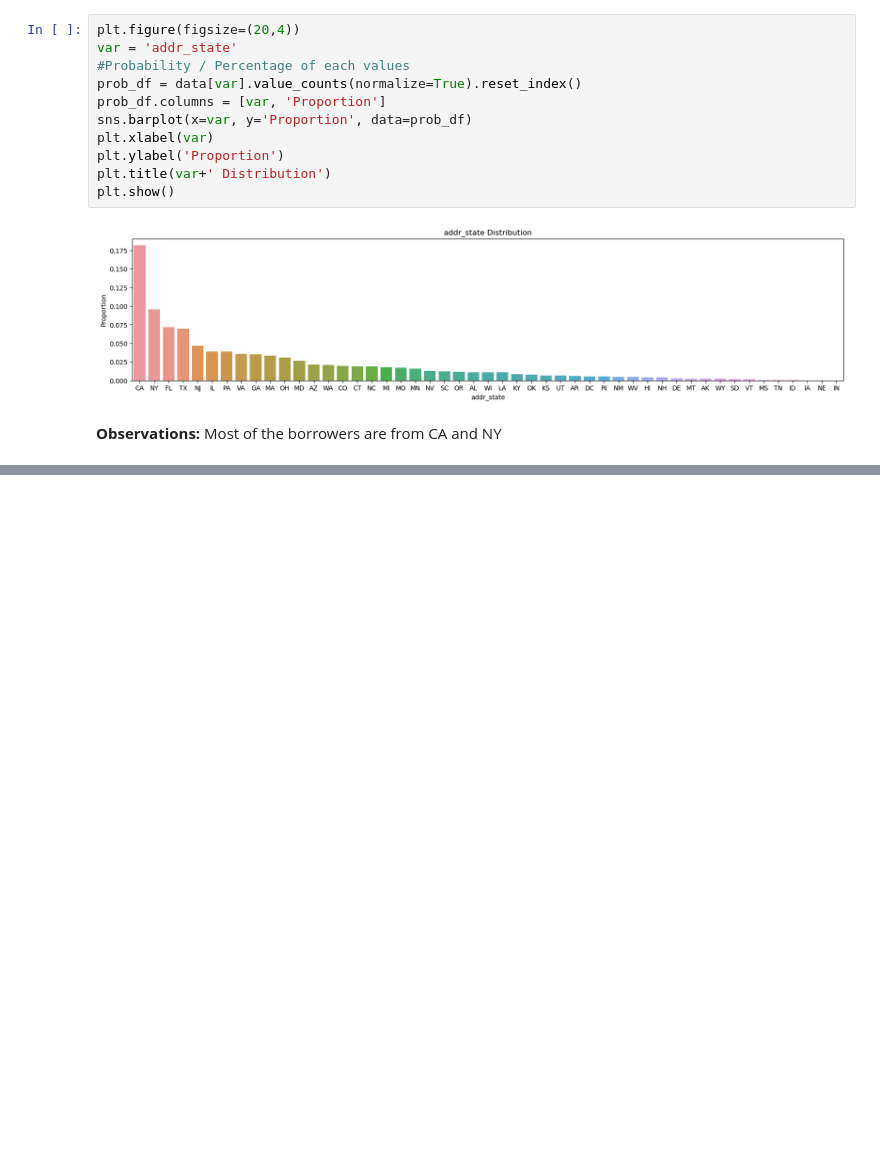
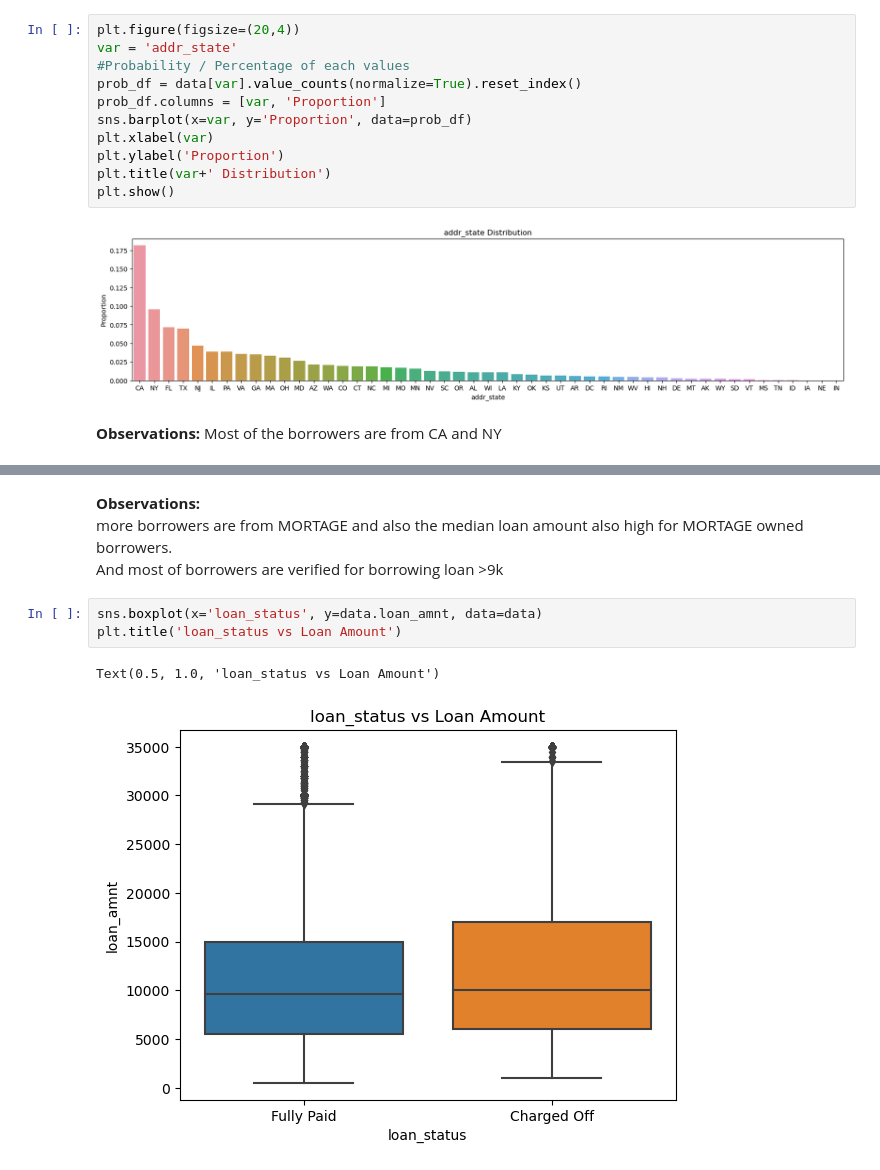
Before and after one commit to Tiru0792/LendingClubCaseStudy, a Jupyter notebook: analysis.ipynb, the cells around one changed output, grey strips where cells are left out. Drawn from its saved outputs; the diff is of its cells as text; blank space fills up the shorter version.

```diff
--- a/analysis.ipynb
+++ b/analysis.ipynb
@@ -694,0 +732,10 @@ Most of the borrowers are from CA and NY
+# %% [markdown]
+<b>Observations:</b><br/>
+more borrowers are from MORTAGE and also the median loan amount also high for MORTAGE owned borrowers.<br/>
+And most of borrowers are verified for borrowing loan >9k
+# %%
+sns.boxplot(x='loan_status', y=data.loan_amnt, data=data)
+plt.title('loan_status vs Loan Amount')
+# %% [output]
+Text(0.5, 1.0, 'loan_status vs Loan Amount')
+[figure, added]
```
Also changed, not shown: parts of 124 cells of this notebook.
